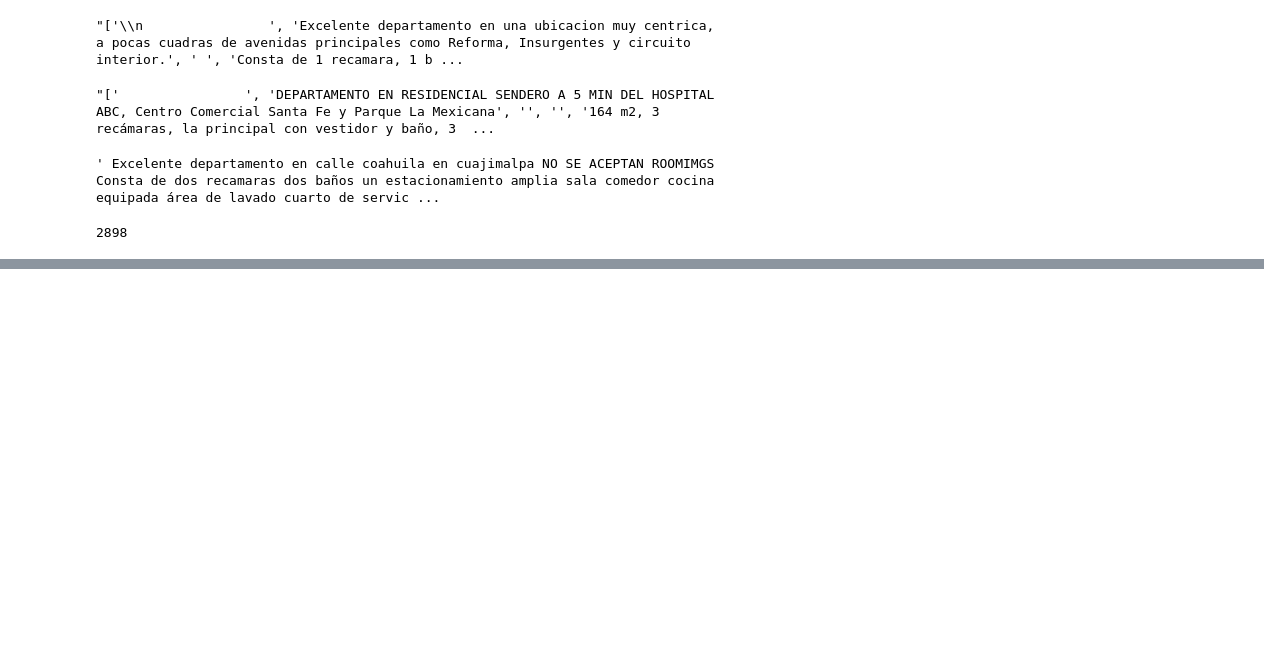
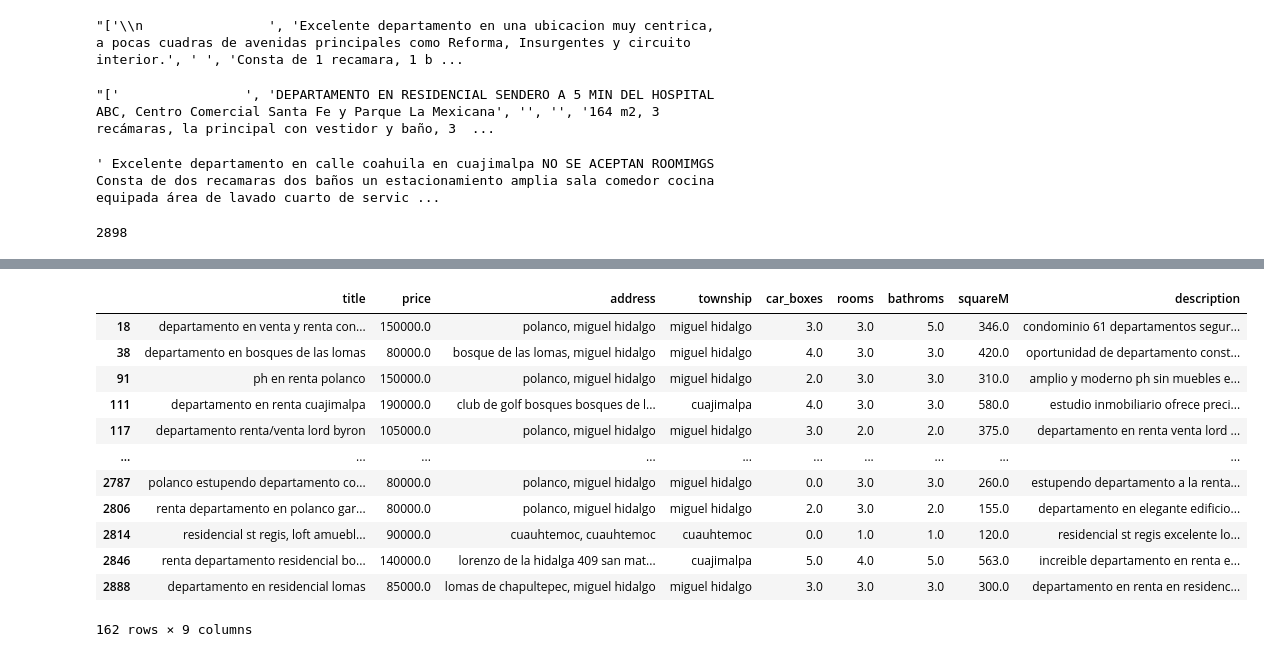
Before and after one commit to ArturoMorenoSBU/Lamudi_Analysis, a Jupyter notebook: Lamudi-Data Cleaning.ipynb, the cells around one changed output, grey strips where cells are left out. Drawn from its saved outputs; the diff is of its cells as text; code cells hidden in the pictures; blank space fills up the shorter version.

```diff
--- a/Lamudi-Data Cleaning.ipynb
+++ b/Lamudi-Data Cleaning.ipynb
@@ -252,0 +494,3 @@ memory usage: 226.5+ KB
+# %%
+df['squareM'] = df['squareM'].astype(float)
+df['squareM'] = df['squareM'].fillna(83)
@@ -252,0 +499,3 @@ memory usage: 226.5+ KB
+# %%
+mask_sell = df.title.str.contains("venta") | df.description.str.contains("venta")
+mask_sell
@@ -252,0 +515,3 @@ memory usage: 226.5+ KB
+# %%
+mask_rent = df.title.str.contains("renta") | df.description.str.contains("renta")
+mask_rent
@@ -252,0 +542,19 @@ memory usage: 226.5+ KB
+# %%
+df = df.drop(df.loc[mask_sell & ~mask_rent].index.values)
+# %%
+mask_price = df.price>70000
+df.loc[mask_price]
+# %% [output]
+|  | title | price | address | township | car_boxes | rooms | bathroms | squareM | description |
+| 18 | departamento en venta y renta con... | 150000.0 | polanco, miguel hidalgo | miguel hidalgo | 3.0 | 3.0 | 5.0 | 346.0 | condominio 61 departamentos segur... |
+| 38 | departamento en bosques de las lomas | 80000.0 | bosque de las lomas, miguel hidalgo | miguel hidalgo | 4.0 | 3.0 | 3.0 | 420.0 | oportunidad de departamento const... |
+| 91 | ph en renta polanco | 150000.0 | polanco, miguel hidalgo | miguel hidalgo | 2.0 | 3.0 | 3.0 | 310.0 | amplio y moderno ph sin muebles e... |
+| 111 | departamento en renta cuajimalpa | 190000.0 | club de golf bosques bosques de l... | cuajimalpa | 4.0 | 3.0 | 3.0 | 580.0 | estudio inmobiliario ofrece preci... |
+| 117 | departamento renta/venta lord byron | 105000.0 | polanco, miguel hidalgo | miguel hidalgo | 3.0 | 2.0 | 2.0 | 375.0 | departamento en renta venta lord ... |
+| ... | ... | ... | ... | ... | ... | ... | ... | ... | ... |
+| 2787 | polanco estupendo departamento co... | 80000.0 | polanco, miguel hidalgo | miguel hidalgo | 0.0 | 3.0 | 3.0 | 260.0 | estupendo departamento a la renta... |
+| 2806 | renta departamento en polanco gar... | 80000.0 | polanco, miguel hidalgo | miguel hidalgo | 2.0 | 3.0 | 2.0 | 155.0 | departamento en elegante edificio... |
+| 2814 | residencial st regis, loft amuebl... | 90000.0 | cuauhtemoc, cuauhtemoc | cuauhtemoc | 0.0 | 1.0 | 1.0 | 120.0 | residencial st regis excelente lo... |
+| 2846 | renta departamento residencial bo... | 140000.0 | lorenzo de la hidalga 409 san mat... | cuajimalpa | 5.0 | 4.0 | 5.0 | 563.0 | increible departamento en renta e... |
+| 2888 | departamento en residencial lomas | 85000.0 | lomas de chapultepec, miguel hidalgo | miguel hidalgo | 3.0 | 3.0 | 3.0 | 300.0 | departamento en renta en residenc... |
+162 rows × 9 columns
```
Also changed, not shown: parts of 64 cells of this notebook, 9 other files.
